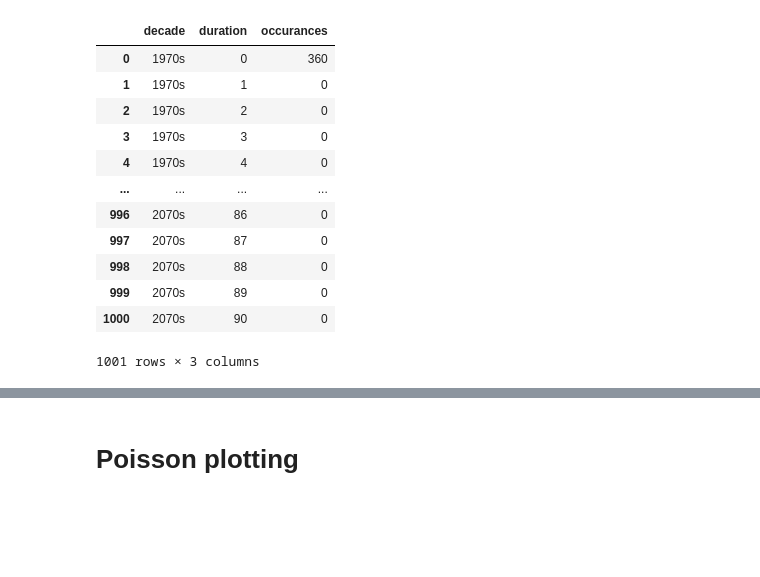
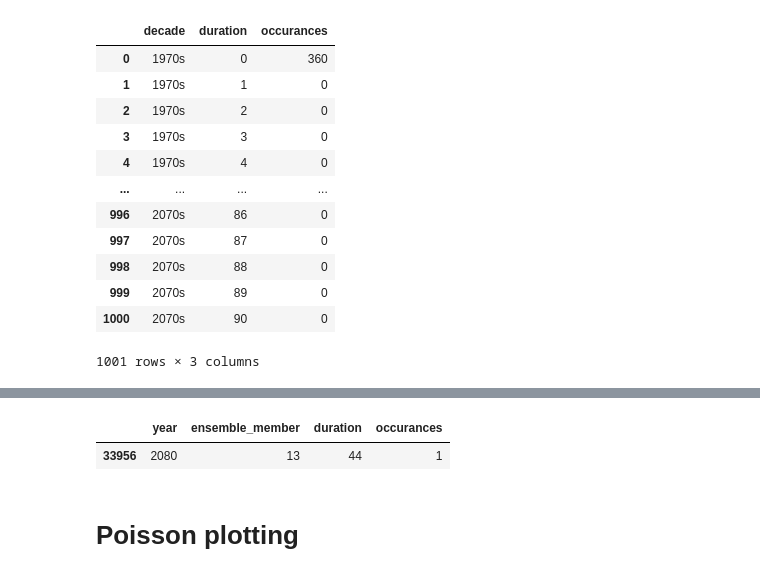
Before and after one commit to kaedonkers/ukcp_heatwave_analysis, a Jupyter notebook: 2.poisson_fit_plots.ipynb, the cells around one changed output, grey strips where cells are left out. Drawn from its saved outputs; the diff is of its cells as text; code cells hidden in the pictures; blank space fills up the shorter version.

```diff
--- a/2.poisson_fit_plots.ipynb
+++ b/2.poisson_fit_plots.ipynb
@@ -195,0 +217,4 @@ Wall time: 2.41 s
+# %%
+%%time
+longest_hw(u10hw)
+# %% [output]
@@ -196,3 +223,5 @@ Wall time: 2.41 s
+|  | year | ensemble_member | duration | occurances |
+| 33956 | 2080 | 13 | 44 | 1 |
 # %% [markdown]
 # Poisson plotting
 # %%
```
Also changed, not shown: parts of 6 cells of this notebook, 1 other file.
